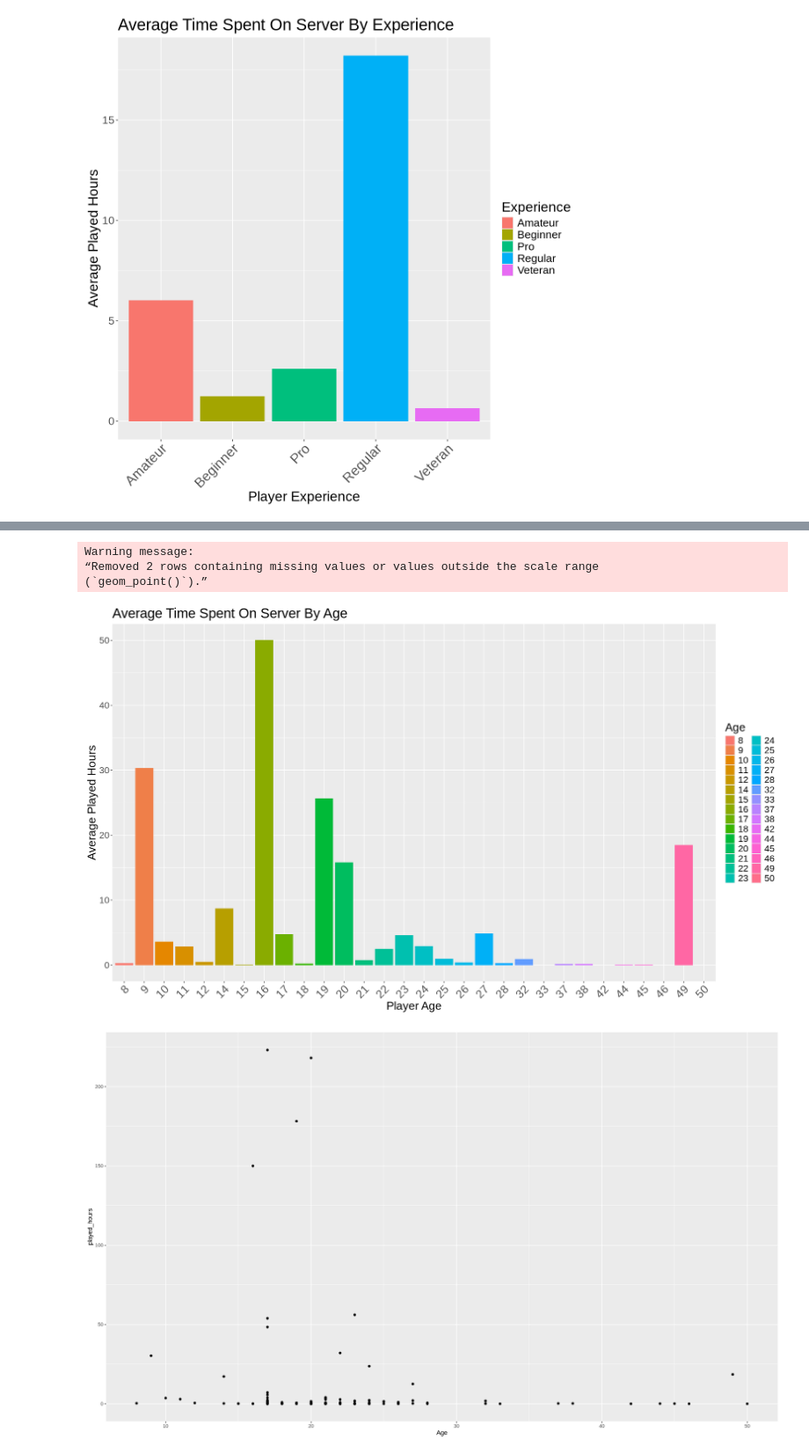
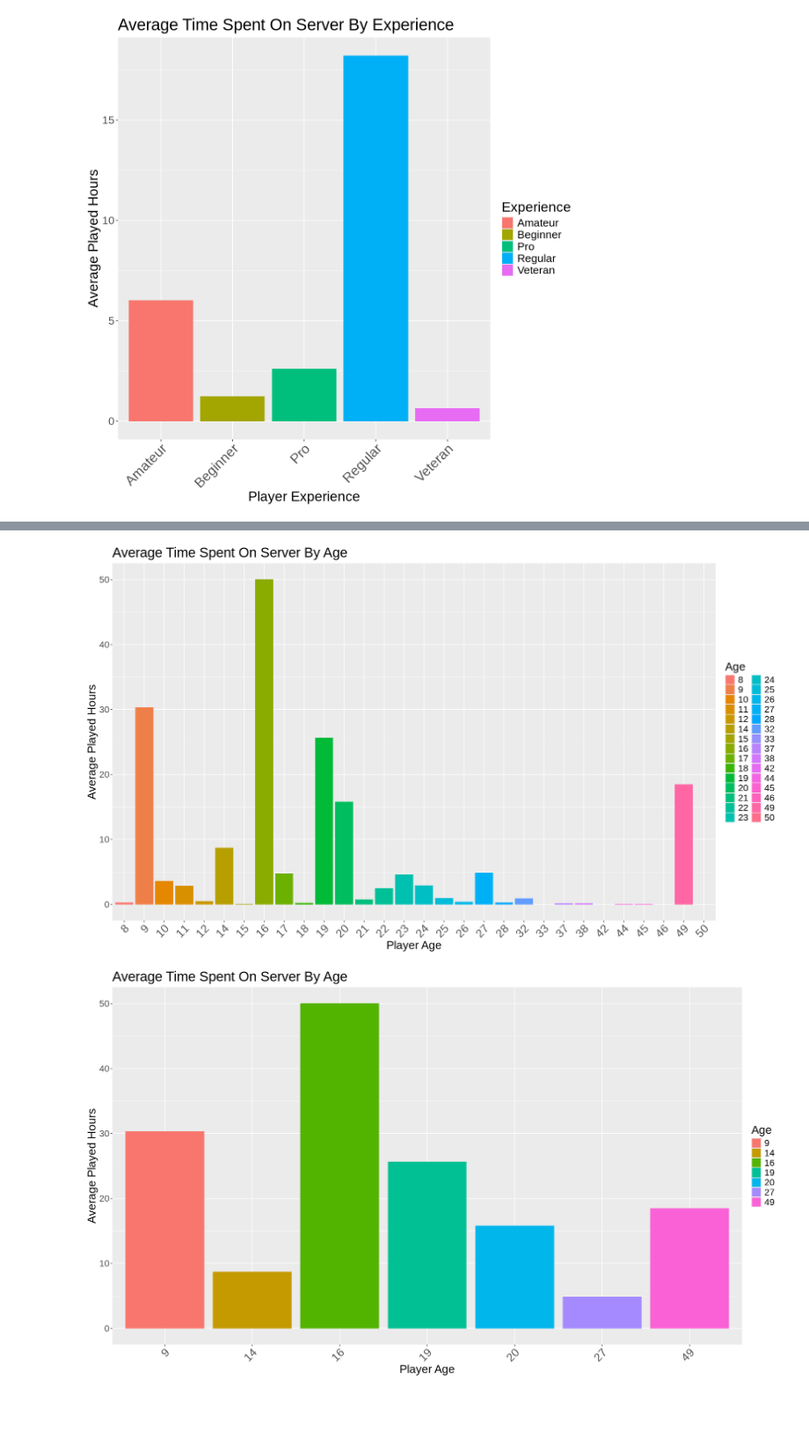
Before and after one commit to johnnyleeom/DSCI100-Project, a Jupyter notebook: Intro.ipynb, the cells around one changed output, grey strips where cells are left out. Shown at 88% size. Drawn from its saved outputs; the diff is of its cells as text; code cells hidden in the pictures; blank space fills up the shorter version.

```diff
--- a/Intro.ipynb
+++ b/Intro.ipynb
@@ -112,11 +128,5 @@ ExperienceVsPlayedHours
 # %%
 options(repr.plot.width = 17, repr.plot.height = 10)
-#ageVsPlayedTime  QUESTION: should we not also create Bar Graph?
-playersByAge <- players |>
-    group_by(Age) |>
-    summarize(mean_played_hours = mean(played_hours)) |>
-    mutate(Age = as.factor(Age)) |>
-    filter(!is.na(Age))
 ageVsPlayedHoursBar <- playersByAge |>
     ggplot(aes(x = Age, y = mean_played_hours, fill = Age)) +
     geom_bar(stat= "identity") +
@@ -125,14 +135,19 @@ ageVsPlayedHoursBar <- playersByAge |>
     theme(text = element_text(size = 20)) +
     theme(axis.text.x = element_text(size = 20, angle = 45, hjust = 1))
 ageVsPlayedHoursBar
-
-# ageVsPlayedHoursScatter <- players |>
-#     ggplot(aes(x = Age, y = played_hours)) +
-#     geom_point()
-# ageVsPlayedHoursScatter
 # %% [output]
-Warning message:
-“Removed 2 rows containing missing values or values outside the scale range
-(`geom_point()`).”
 [figure]
-[figure, removed]
+# %%
+playersByAge <- playersByAge |>
+    filter(Age %in% c(9, 14, 16, 19, 20, 27, 49))
+
+ageVsPlayedHoursBar <- playersByAge |>
+    ggplot(aes(x = Age, y = mean_played_hours, fill = Age)) +
+    geom_bar(stat= "identity") +
+    labs(x = "Player Age", y = "Average Played Hours", fill = "Age") +
+    ggtitle("Average Time Spent On Server By Age") +
+    theme(text = element_text(size = 20)) +
+    theme(axis.text.x = element_text(size = 20, angle = 45, hjust = 1))
+ageVsPlayedHoursBar
+# %% [output]
+[figure, added]
```
Also changed, not shown: parts of 39 cells of this notebook.
